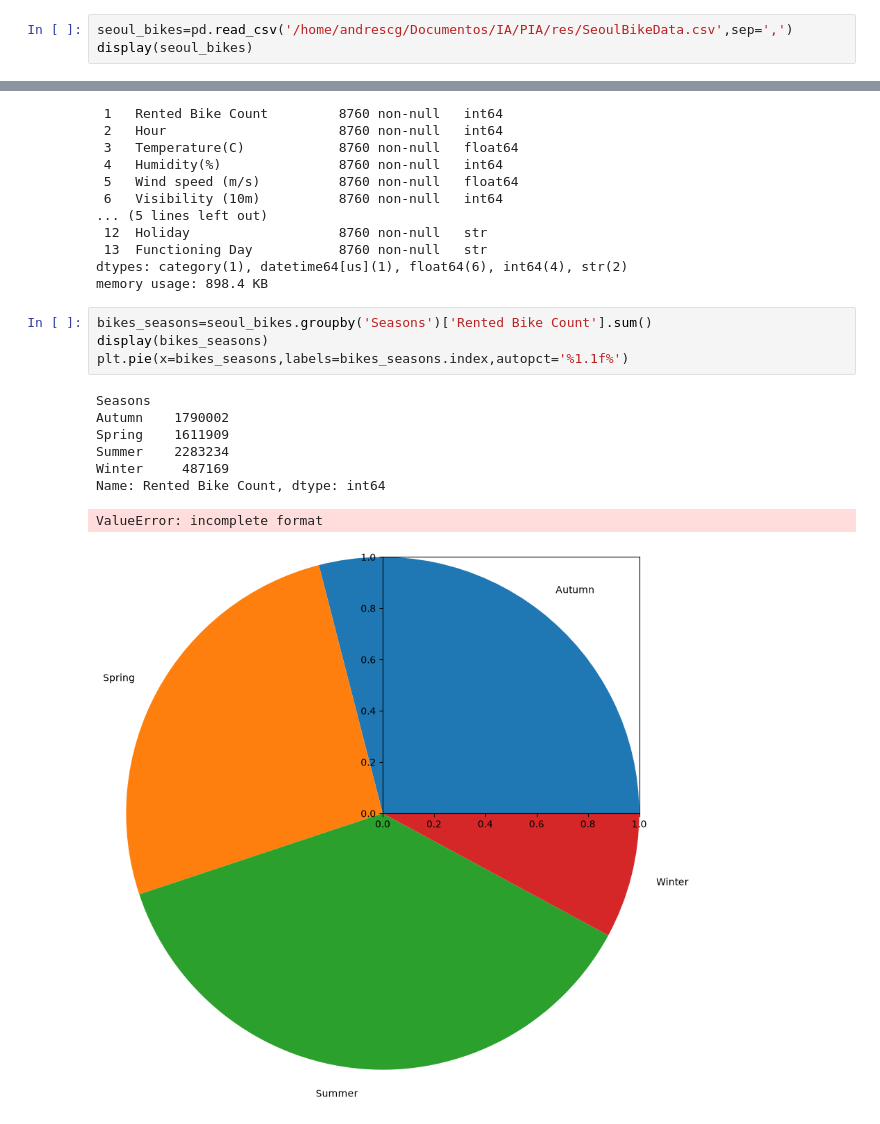
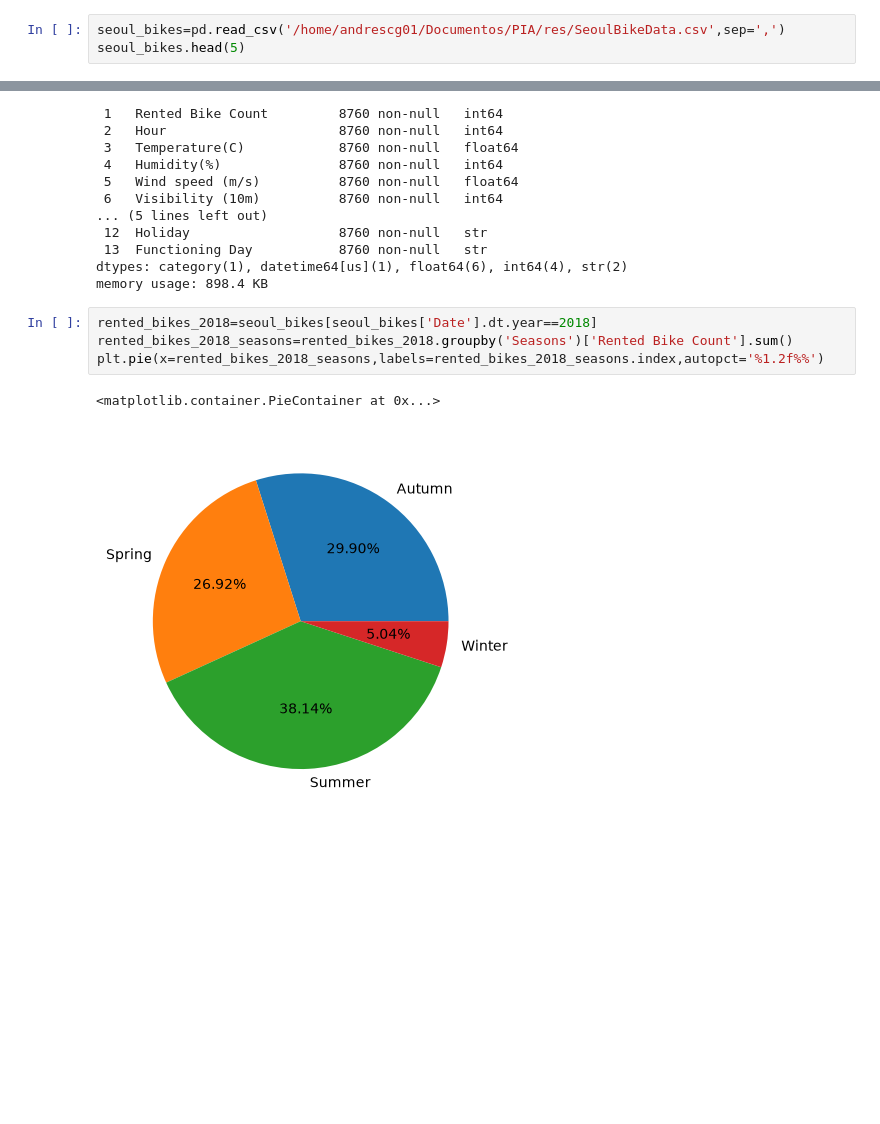
Before and after one commit to AndresDAM2526/SIA, a Jupyter notebook: EDA_Seoul_Bikes.ipynb, the cells around one changed output, grey strips where cells are left out. Cells and saved outputs as stored; diff of their text form; blank space fills up the shorter version.

```diff
--- a/EDA_Seoul_Bikes.ipynb
+++ b/EDA_Seoul_Bikes.ipynb
@@ -5,6 +8,6 @@ import numpy as np
 # %%
-seoul_bikes=pd.read_csv('/home/andrescg/Documentos/IA/PIA/res/SeoulBikeData.csv',sep=',')
-display(seoul_bikes)
+seoul_bikes=pd.read_csv('/home/andrescg01/Documentos/PIA/res/SeoulBikeData.csv',sep=',')
+seoul_bikes.head(5)
 # %% [output]
 |  | Date | Rented Bike Count | Hour | Temperature(C) | Humidity(%) | Wind speed (m/s) | Visibility (10m) | ... |
 | 0 | 01/12/2017 | 254 | 0 | -5.2 | 37 | 2.2 | 2000 | ... |
@@ -103,15 +99,9 @@ Data columns (total 14 columns):
 dtypes: category(1), datetime64[us](1), float64(6), int64(4), str(2)
 memory usage: 898.4 KB
 # %%
-bikes_seasons=seoul_bikes.groupby('Seasons')['Rented Bike Count'].sum()
-display(bikes_seasons)
-plt.pie(x=bikes_seasons,labels=bikes_seasons.index,autopct='%1.1f%')
+rented_bikes_2018=seoul_bikes[seoul_bikes['Date'].dt.year==2018]
+rented_bikes_2018_seasons=rented_bikes_2018.groupby('Seasons')['Rented Bike Count'].sum()
+plt.pie(x=rented_bikes_2018_seasons,labels=rented_bikes_2018_seasons.index,autopct='%1.2f%%')
 # %% [output]
-Seasons
-Autumn    1790002
-Spring    1611909
-Summer    2283234
-Winter     487169
-Name: Rented Bike Count, dtype: int64
+<matplotlib.container.PieContainer at 0x...>
-ValueError: incomplete format
-[figure, old version]
+[figure, new version]
```
Also changed, not shown: parts of 3 cells of this notebook.
